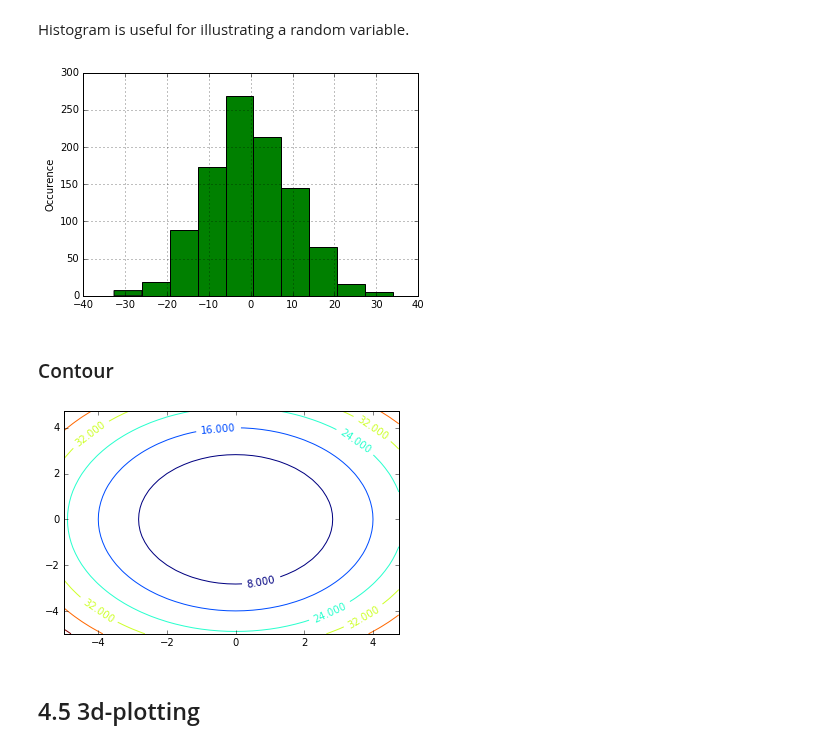
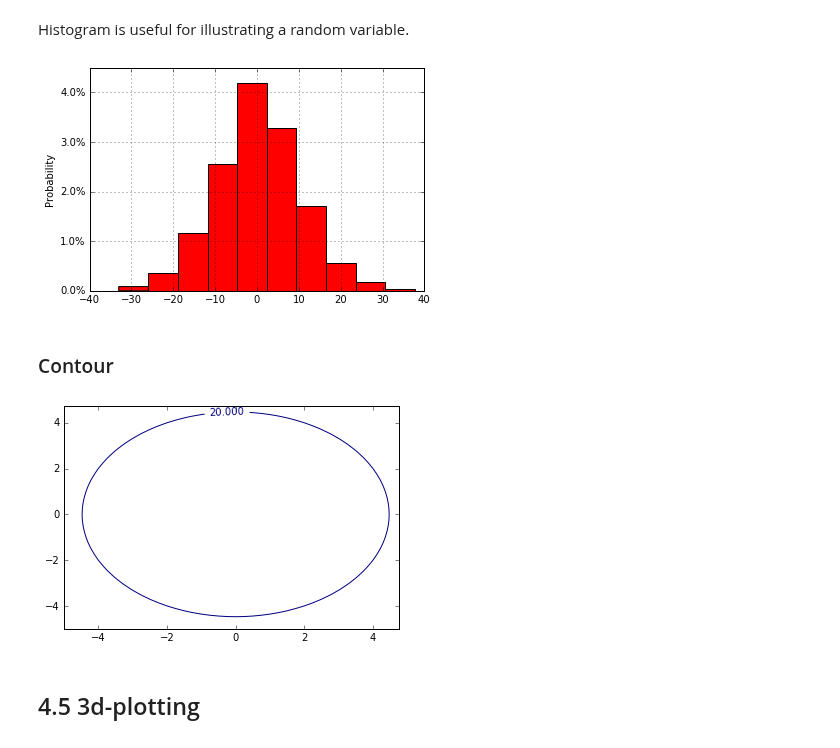
Before and after one commit to riduan91/DSC101, a Jupyter notebook: Lesson3/Amphi/LibrariesInPython.ipynb, the cells around one changed output. Drawn from its saved outputs; the diff is of its cells as text; code cells hidden in the pictures.

```diff
--- a/Lesson3/Amphi/LibrariesInPython.ipynb
+++ b/Lesson3/Amphi/LibrariesInPython.ipynb
@@ -880,11 +901,11 @@ $$
 Constrains are represented as a tuple of dictionaries.
 # %%
 cons = ({'type': 'eq',
-         'fun' : lambda x: np.array([x[0]**3 - x[1]]),
-         'jac' : lambda x: np.array([3.0*(x[0]**2.0), -1.0])},
+         'fun' : lambda x: [x[0]**3 - x[1]],
+         'jac' : lambda x: [3.0*(x[0]**2.0), -1.0]},
         {'type': 'ineq',
-         'fun' : lambda x: np.array([x[1] - 1]),
-         'jac' : lambda x: np.array([0.0, 1.0])})
+         'fun' : lambda x: [x[1] - 1],
+         'jac' : lambda x: [0.0, 1.0]})
 
 def minusf(X):
     x, y = X[0], X[1]
@@ -1150,17 +1177,18 @@ Histogram is useful for illustrating a random variable.
 # %%
 mu = 0
 sigma = 10
 
 X = [random.gauss(mu, sigma) for i in range(1000)]
 
-plt.hist(X, facecolor='g')
-plt.ylabel('Occurence')
-#plt.hist(X, normed = 1, facecolor='r')
-#plt.ylabel('Probability')
+#plt.hist(X, facecolor='g')
+#plt.ylabel('Occurence')
+plt.hist(X, normed = 1, facecolor='r')
+plt.yticks(np.arange(0, 0.05, 0.01), [(str(res*100) + str("%")) for res in np.arange(0, 0.05, 0.01)] )
+plt.ylabel('Probability')
 plt.grid()
 plt.show()
 # %% [output]
-[figure, old version]
+[figure, new version]
 # %% [markdown]
 ### Contour
 # %%
@@ -1173,11 +1201,13 @@ Y = np.arange(-5, 5, 0.25)
 X, Y = np.meshgrid(X, Y)
 Z = X**2 + Y**2
 
-CS = plt.contour(X, Y, Z)
+#X^2 + Y^2 = 20
+
+CS = plt.contour(X, Y, Z, levels=[20])
 plt.clabel(CS, fontsize=10)
 plt.show()
 # %% [output]
-[figure, old version]
+[figure, new version]
 # %% [markdown]
 ## 4.5 3d-plotting
 # %% [markdown]
```
Also changed, not shown: parts of 38 cells of this notebook, 1 other file.
